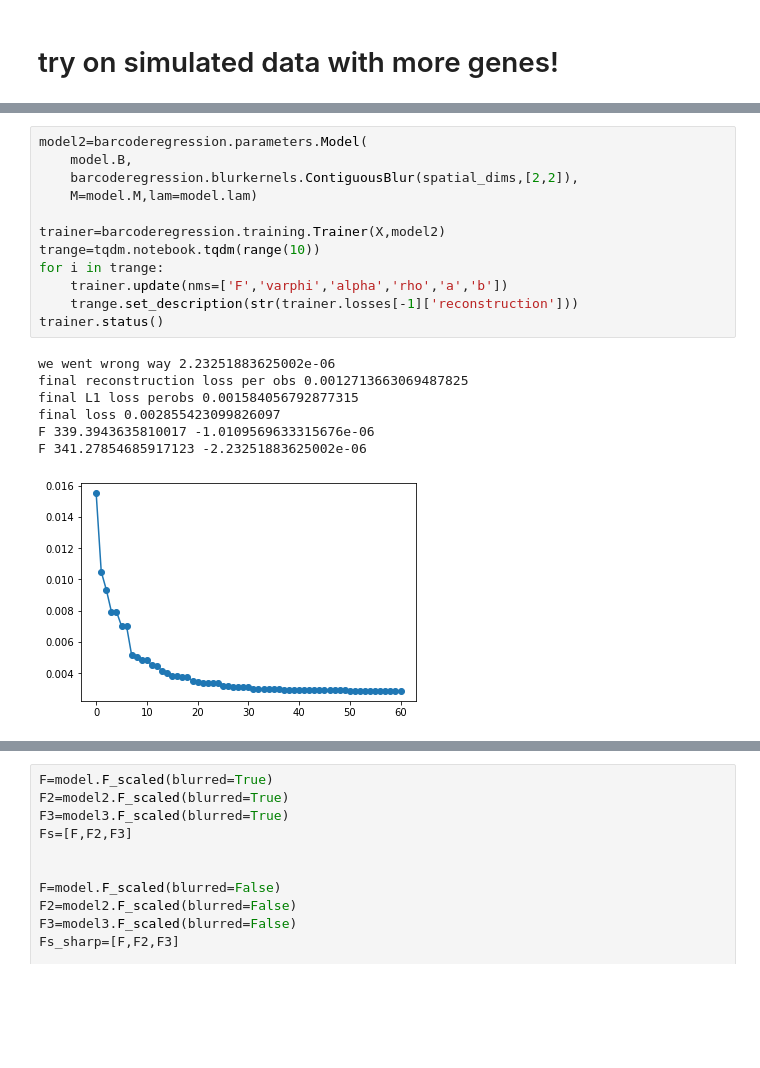
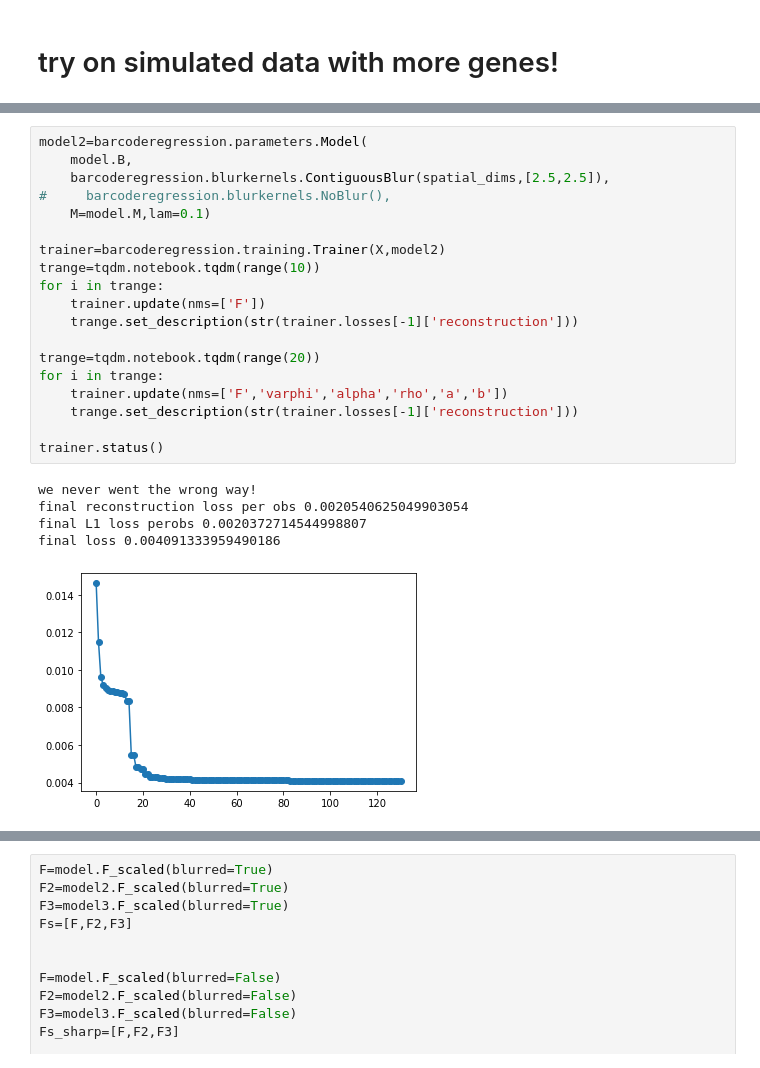
Before and after one commit to jacksonloper/barcoderegression, a Jupyter notebook: example.ipynb, the cells around one changed output, grey strips where cells are left out. Drawn from its saved outputs; the diff is of its cells as text; blank space fills up the shorter version.

```diff
--- a/example.ipynb
+++ b/example.ipynb
@@ -191,20 +202,25 @@ rbyc(X,cb=False)
 # %%
 model2=barcoderegression.parameters.Model(
     model.B,
-    barcoderegression.blurkernels.ContiguousBlur(spatial_dims,[2,2]),
-    M=model.M,lam=model.lam)
+    barcoderegression.blurkernels.ContiguousBlur(spatial_dims,[2.5,2.5]),
+#     barcoderegression.blurkernels.NoBlur(),
+    M=model.M,lam=0.1)
 
 trainer=barcoderegression.training.Trainer(X,model2)
 trange=tqdm.notebook.tqdm(range(10))
 for i in trange:
+    trainer.update(nms=['F'])
+    trange.set_description(str(trainer.losses[-1]['reconstruction']))
+
+trange=tqdm.notebook.tqdm(range(20))
+for i in trange:
     trainer.update(nms=['F','varphi','alpha','rho','a','b'])
     trange.set_description(str(trainer.losses[-1]['reconstruction']))
+
 trainer.status()
 # %% [output]
-we went wrong way 2.23251883625002e-06
-final reconstruction loss per obs 0.0012713663069487825
-final L1 loss perobs 0.001584056792877315
-final loss 0.002855423099826097
-F 339.3943635810017 -1.0109569633315676e-06
-F 341.27854685917123 -2.23251883625002e-06
+we never went the wrong way!
+final reconstruction loss per obs 0.0020540625049903054
+final L1 loss perobs 0.0020372714544998807
+final loss 0.004091333959490186
-[figure, old version]
+[figure, new version]
```
Also changed, not shown: parts of 10 cells of this notebook, 1 other file.
